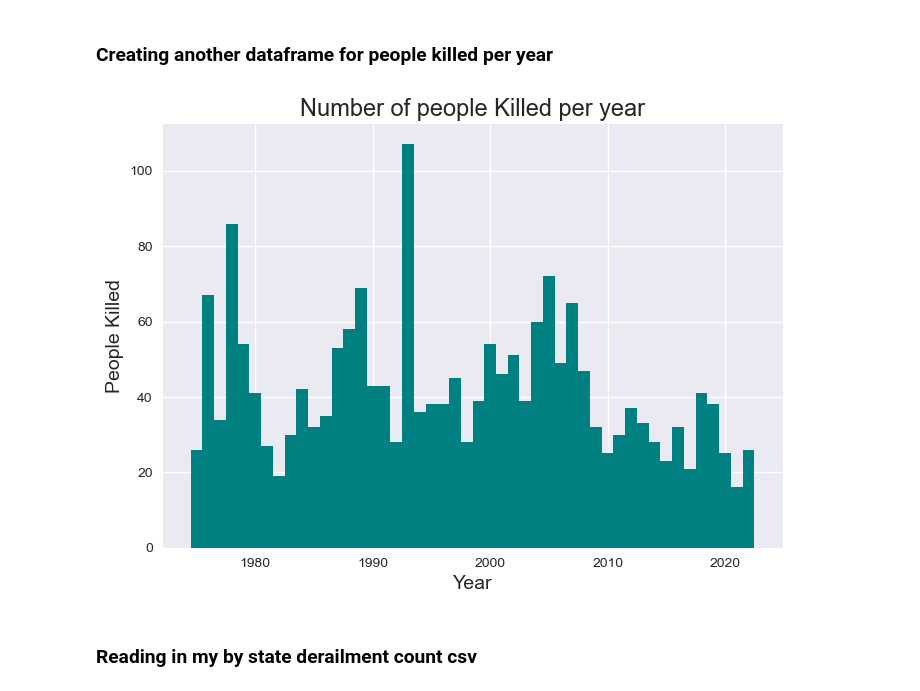
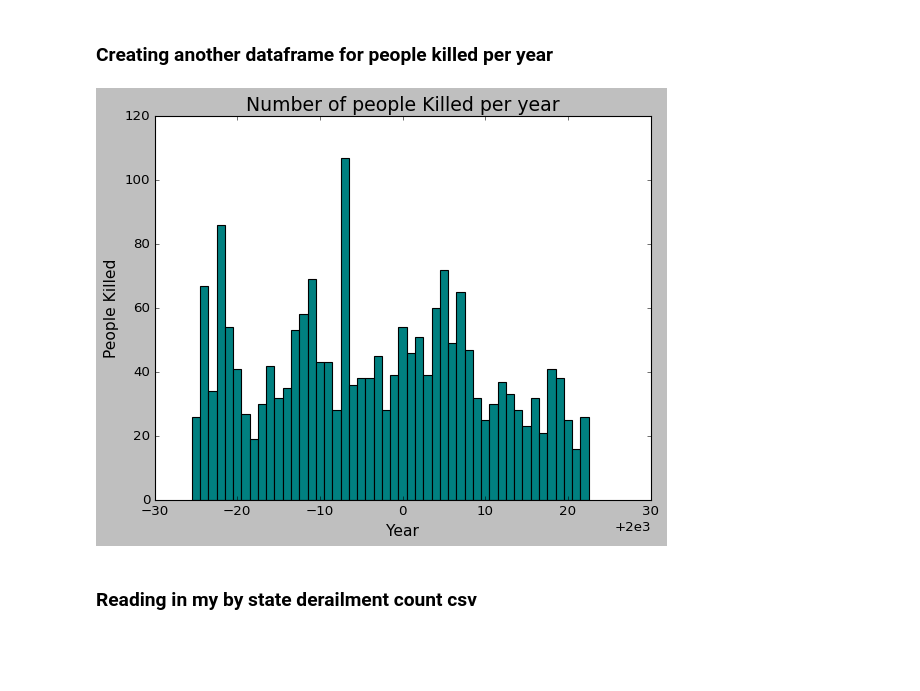
Before and after one commit to Charles-McNay/Rail_Incident_Analysis, a Jupyter notebook: Railroad_Project.ipynb, the cells around one changed output. Saved outputs shown, nothing was run; the diff lists cells and outputs as text; code cells hidden in the pictures; blank space fills up the shorter version.

```diff
--- a/Railroad_Project.ipynb
+++ b/Railroad_Project.ipynb
@@ -304,7 +285,7 @@ plt.style.available
 ### Plotting using the evac_df I created
 # %%
 plt.bar(evac_df['Date'], evac_df['Evacuated'], color='tab:blue', width=1)
-plt.style.use('seaborn')
+plt.style.use('classic')
 plt.title('Number of people evacuated per year', fontsize=17)
 plt.xlabel('Year', fontsize=14)
 plt.ylabel('Evacuated', fontsize=14)
@@ -320,14 +301,14 @@ rrgb = df.groupby(df.Date.dt.year)['Killed'].sum()
 killed_df = rrgb.reset_index()
 # %%
 plt.bar(killed_df['Date'], killed_df['Killed'], color='teal', width=1)
-plt.style.use('seaborn')
+plt.style.use('fast')
 plt.title('Number of people Killed per year', fontsize=17)
 plt.xlabel('Year', fontsize=14)
 plt.ylabel('People Killed', fontsize=14)
 
 plt.show()
 # %% [output]
-[figure, old version]
+[figure, new version]
 # %% [markdown]
 ### Reading in my by state derailment count csv
 # %%
```
Also changed, not shown: parts of 6 cells of this notebook, 1 other file.
